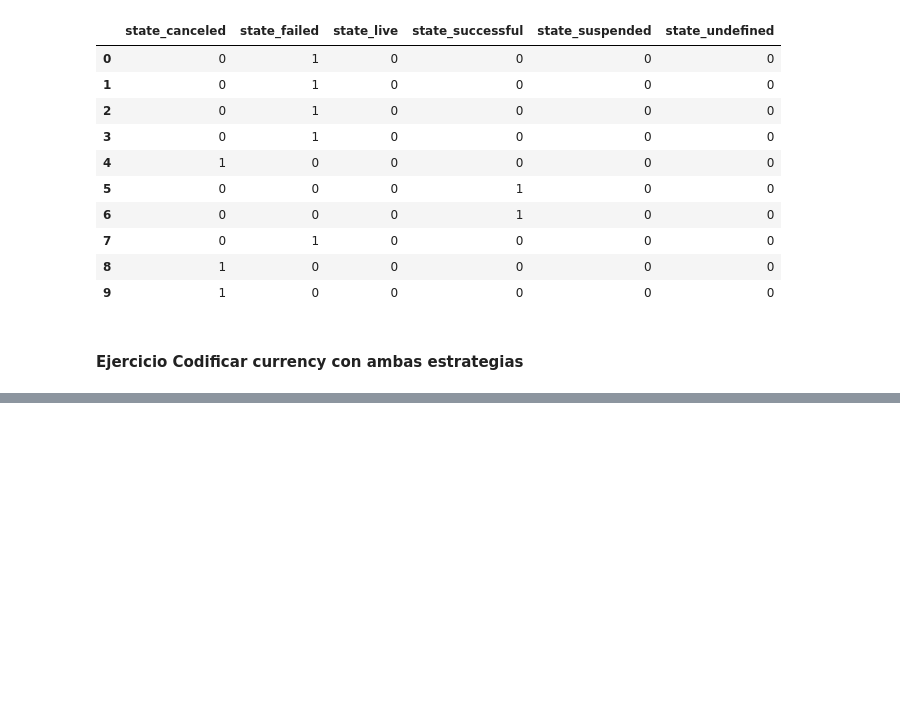
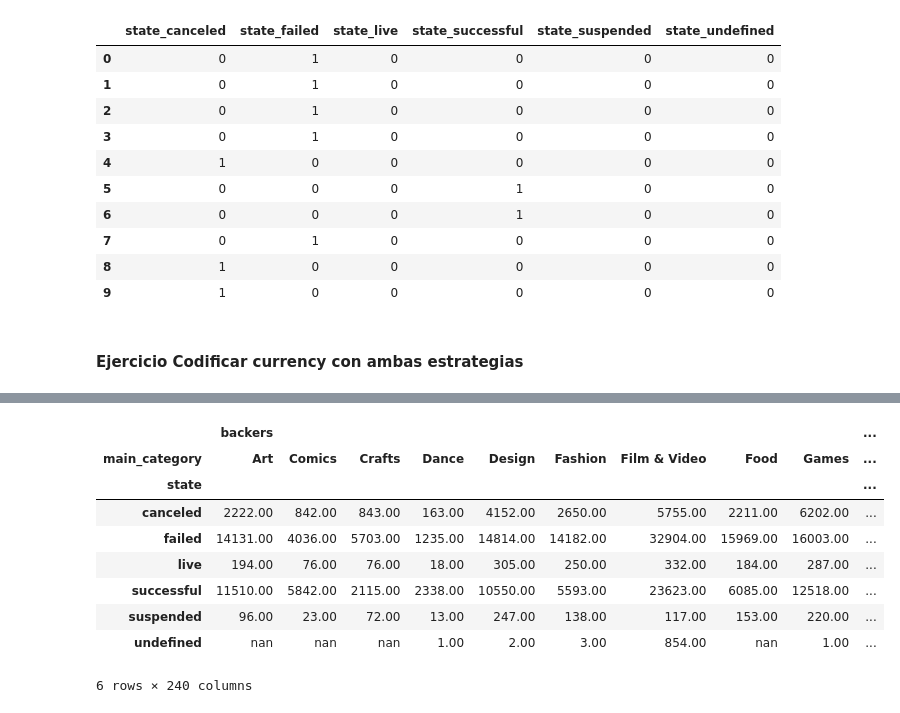
Before and after one commit to avdata99/diplo-datos-TPs-materia-2-analisis-y-curacion, a Jupyter notebook: TP 2 Análisis y curación.ipynb, the cells around one changed output, grey strips where cells are left out. Cells and saved outputs as stored; diff of their text form; code cells hidden in the pictures; blank space fills up the shorter version.

```diff
--- a/TP 2 Análisis y curación.ipynb
+++ b/TP 2 Análisis y curación.ipynb
@@ -381,0 +448,13 @@ Monedas: {'AUD': 0, 'CAD': 1, 'CHF': 2, 'DKK': 3, 'EUR': 4, 'GBP': 5, 'HKD': 6,
+# %%
+kickstarter_2018.pivot_table(aggfunc='count',index='state',columns='main_category')
+# %% [output]
+|  | backers |  |  |  |  |  |  |  |  | ... |
+| main_category | Art | Comics | Crafts | Dance | Design | Fashion | Film & Video | Food | Games | ... |
+| state |  |  |  |  |  |  |  |  |  | ... |
+| canceled | 2222.00 | 842.00 | 843.00 | 163.00 | 4152.00 | 2650.00 | 5755.00 | 2211.00 | 6202.00 | ... |
+| failed | 14131.00 | 4036.00 | 5703.00 | 1235.00 | 14814.00 | 14182.00 | 32904.00 | 15969.00 | 16003.00 | ... |
+| live | 194.00 | 76.00 | 76.00 | 18.00 | 305.00 | 250.00 | 332.00 | 184.00 | 287.00 | ... |
+| successful | 11510.00 | 5842.00 | 2115.00 | 2338.00 | 10550.00 | 5593.00 | 23623.00 | 6085.00 | 12518.00 | ... |
+| suspended | 96.00 | 23.00 | 72.00 | 13.00 | 247.00 | 138.00 | 117.00 | 153.00 | 220.00 | ... |
+| undefined | nan | nan | nan | 1.00 | 2.00 | 3.00 | 854.00 | nan | 1.00 | ... |
+6 rows × 240 columns
```
Also changed, not shown: parts of 6 cells of this notebook.
